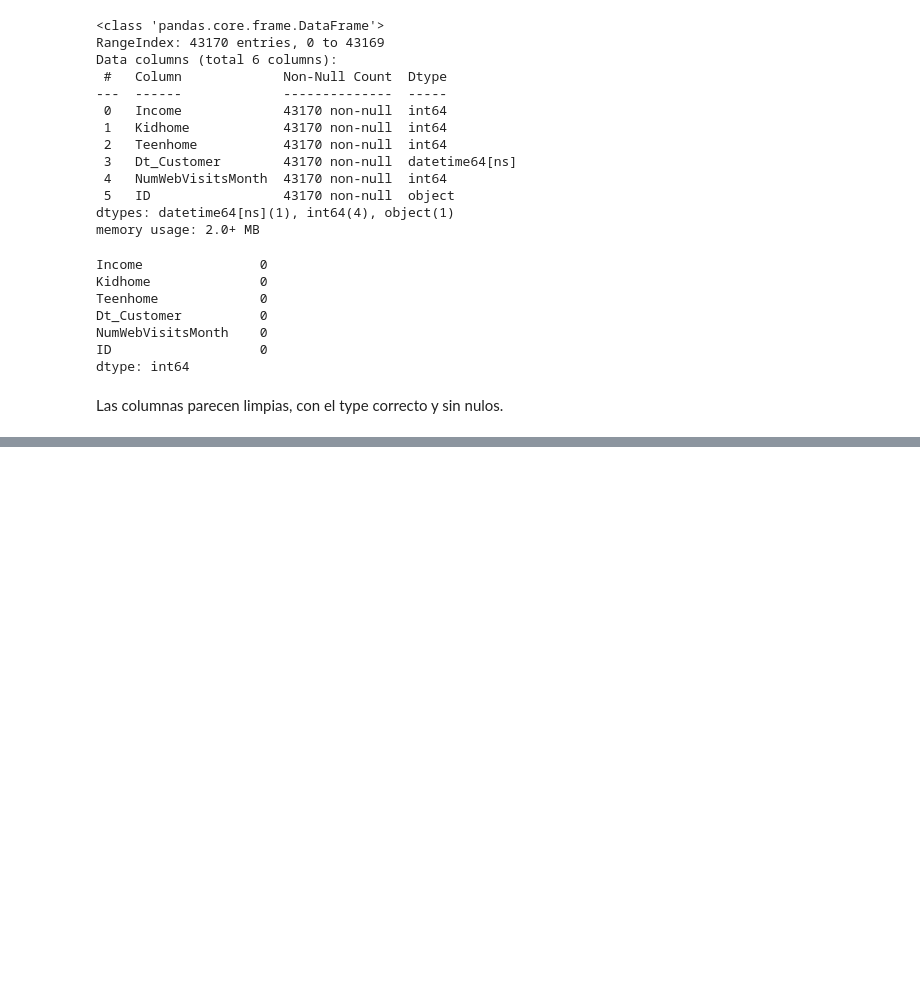
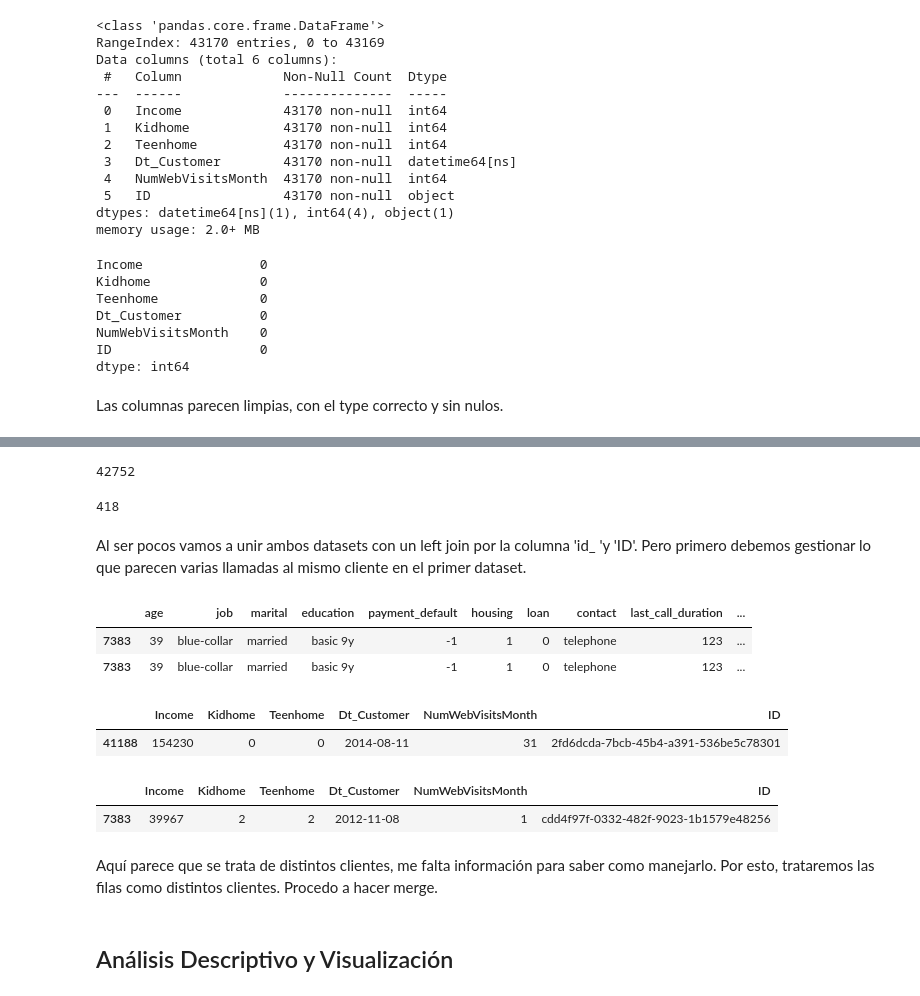
Before and after one commit to claudiarm2002/DataProject-Python-for-Data, a Jupyter notebook: DataProject_PythonForData.ipynb, the cells around one changed output, grey strips where cells are left out. Saved outputs shown, nothing was run; the diff lists cells and outputs as text; code cells hidden in the pictures; blank space fills up the shorter version.

```diff
--- a/DataProject_PythonForData.ipynb
+++ b/DataProject_PythonForData.ipynb
@@ -880,0 +935,31 @@ Las columnas parecen limpias, con el type correcto y sin nulos.
+# %%
+# Analizo la cantidad de ids compartidos en ambos datasets
+len(set(data_clean['id_']).intersection(set(data2['ID'])))
+# %% [output]
+42752
+# %%
+# Analizo la cantidad de filas de la segunda tabla que no comparten ids con la primera tabla
+len(data2[~data2['ID'].isin(data_clean['id_'])])
+# %% [output]
+418
+# %% [markdown]
+Al ser pocos vamos a unir ambos datasets con un left join por la columna 'id_ 'y 'ID'. Pero primero debemos gestionar lo que parecen varias llamadas al mismo cliente en el primer dataset.
+# %%
+# Muestra todas las filas con índice 7383 de data_clean (ya es un indice duplicado en data_clean)
+data_clean.loc[7383]
+# %% [output]
+|  | age | job | marital | education | payment_default | housing | loan | contact | last_call_duration | ... |
+| 7383 | 39 | blue-collar | married | basic 9y | -1 | 1 | 0 | telephone | 123 | ... |
+| 7383 | 39 | blue-collar | married | basic 9y | -1 | 1 | 0 | telephone | 123 | ... |
+# %%
+data2.loc[data2['ID']=='2fd6dcda-7bcb-45b4-a391-536be5c78301']
+# %% [output]
+|  | Income | Kidhome | Teenhome | Dt_Customer | NumWebVisitsMonth | ID |
+| 41188 | 154230 | 0 | 0 | 2014-08-11 | 31 | 2fd6dcda-7bcb-45b4-a391-536be5c78301 |
+# %%
+data2.loc[data2['ID']=='cdd4f97f-0332-482f-9023-1b1579e48256']
+# %% [output]
+|  | Income | Kidhome | Teenhome | Dt_Customer | NumWebVisitsMonth | ID |
+| 7383 | 39967 | 2 | 2 | 2012-11-08 | 1 | cdd4f97f-0332-482f-9023-1b1579e48256 |
+# %% [markdown]
+Aquí parece que se trata de distintos clientes, me falta información para saber como manejarlo. Por esto, trataremos las filas como distintos clientes. Procedo a hacer merge.
@@ -880,0 +970,2 @@ Las columnas parecen limpias, con el type correcto y sin nulos.
+# %% [markdown]
+## Análisis Descriptivo y Visualización
```
Also changed, not shown: parts of 14 cells of this notebook.
